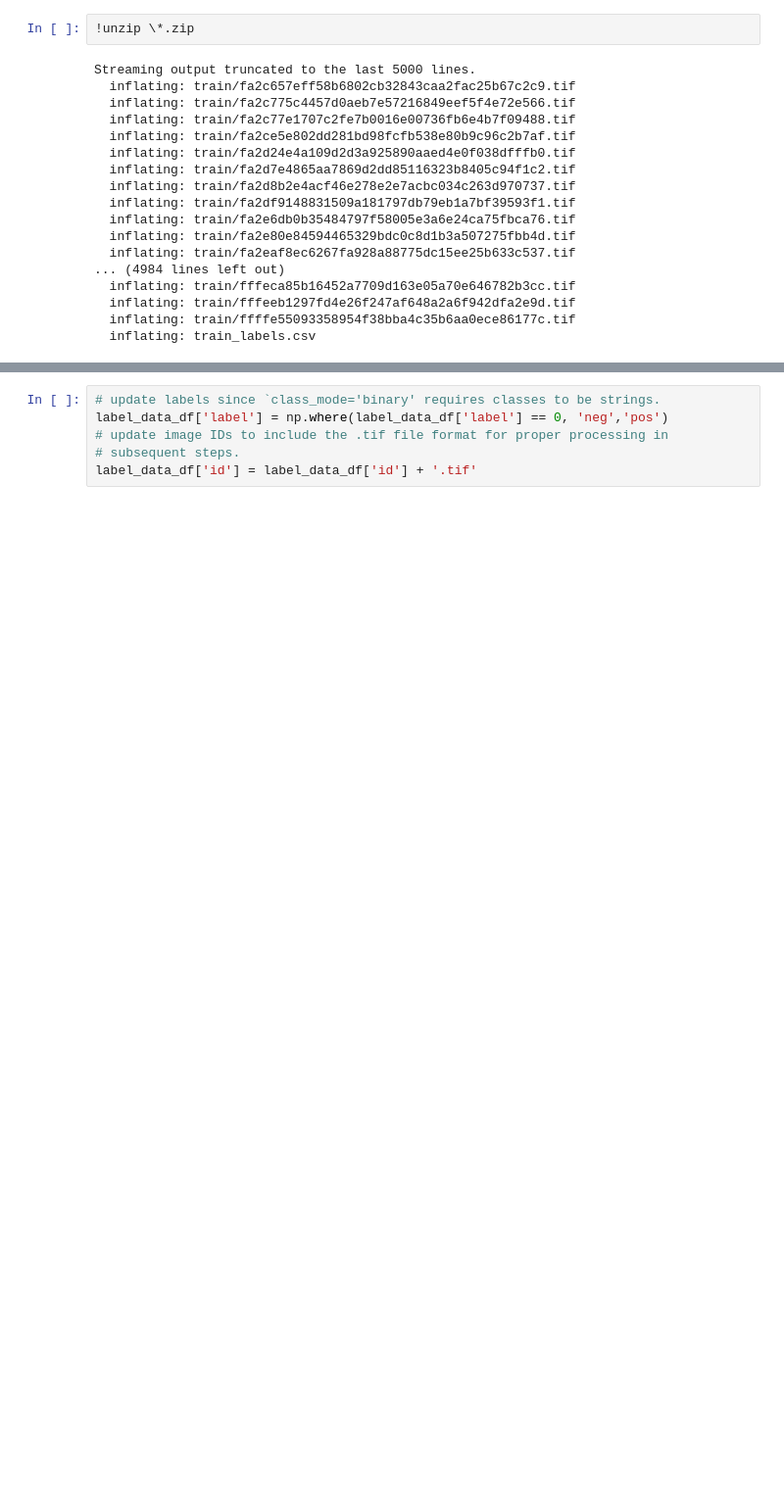
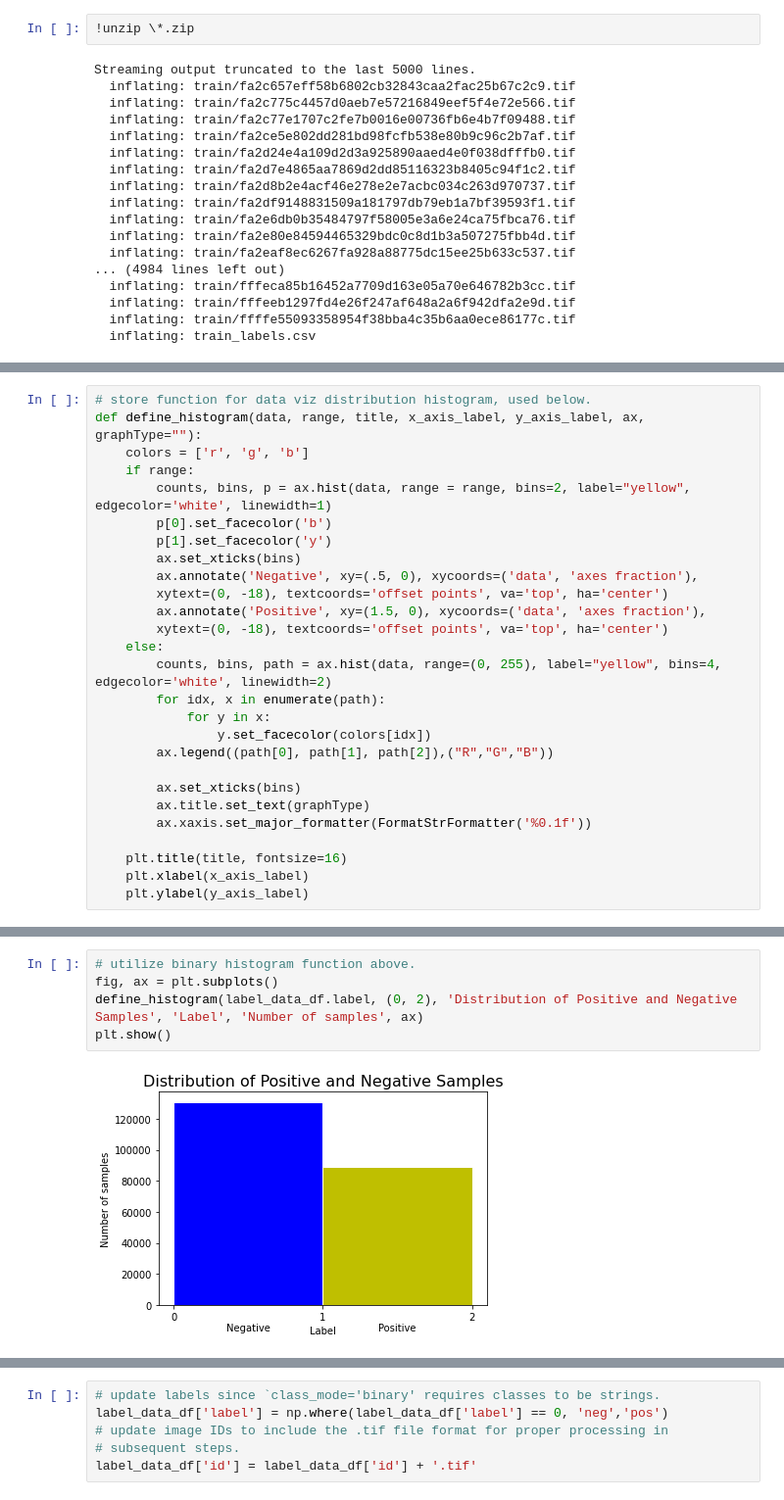
Before and after one commit to johnsocf/3308_Lab_5, a Jupyter notebook: hw5.ipynb, the cells around one changed output, grey strips where cells are left out. Shown at 98% size. Drawn from its saved outputs; the diff is of its cells as text; blank space fills up the shorter version.

```diff
--- a/hw5.ipynb
+++ b/hw5.ipynb
@@ -247,0 +199,27 @@ Name: label, dtype: float64
+# %%
+# store function for data viz distribution histogram, used below.
+def define_histogram(data, range, title, x_axis_label, y_axis_label, ax, graphType=""):
+    colors = ['r', 'g', 'b']
+    if range:
+        counts, bins, p = ax.hist(data, range = range, bins=2, label="yellow", edgecolor='white', linewidth=1)
+        p[0].set_facecolor('b')
+        p[1].set_facecolor('y')
+        ax.set_xticks(bins)
+        ax.annotate('Negative', xy=(.5, 0), xycoords=('data', 'axes fraction'),
+        xytext=(0, -18), textcoords='offset points', va='top', ha='center')
+        ax.annotate('Positive', xy=(1.5, 0), xycoords=('data', 'axes fraction'),
+        xytext=(0, -18), textcoords='offset points', va='top', ha='center')
+    else:
+        counts, bins, path = ax.hist(data, range=(0, 255), label="yellow", bins=4, edgecolor='white', linewidth=2)
+        for idx, x in enumerate(path):
+            for y in x:
+                y.set_facecolor(colors[idx])
+        ax.legend((path[0], path[1], path[2]),("R","G","B"))
+
+        ax.set_xticks(bins)
+        ax.title.set_text(graphType)
+        ax.xaxis.set_major_formatter(FormatStrFormatter('%0.1f'))
+
+    plt.title(title, fontsize=16)
+    plt.xlabel(x_axis_label)
+    plt.ylabel(y_axis_label)
@@ -309,0 +342,7 @@ print('Images shape (M, N, d) where d = RGB value channels', test_img.shape)
+# %%
+# utilize binary histogram function above.
+fig, ax = plt.subplots()
+define_histogram(label_data_df.label, (0, 2), 'Distribution of Positive and Negative Samples', 'Label', 'Number of samples', ax)
+plt.show()
+# %% [output]
+[figure, added]
```
Also changed, not shown: parts of 73 cells of this notebook.
